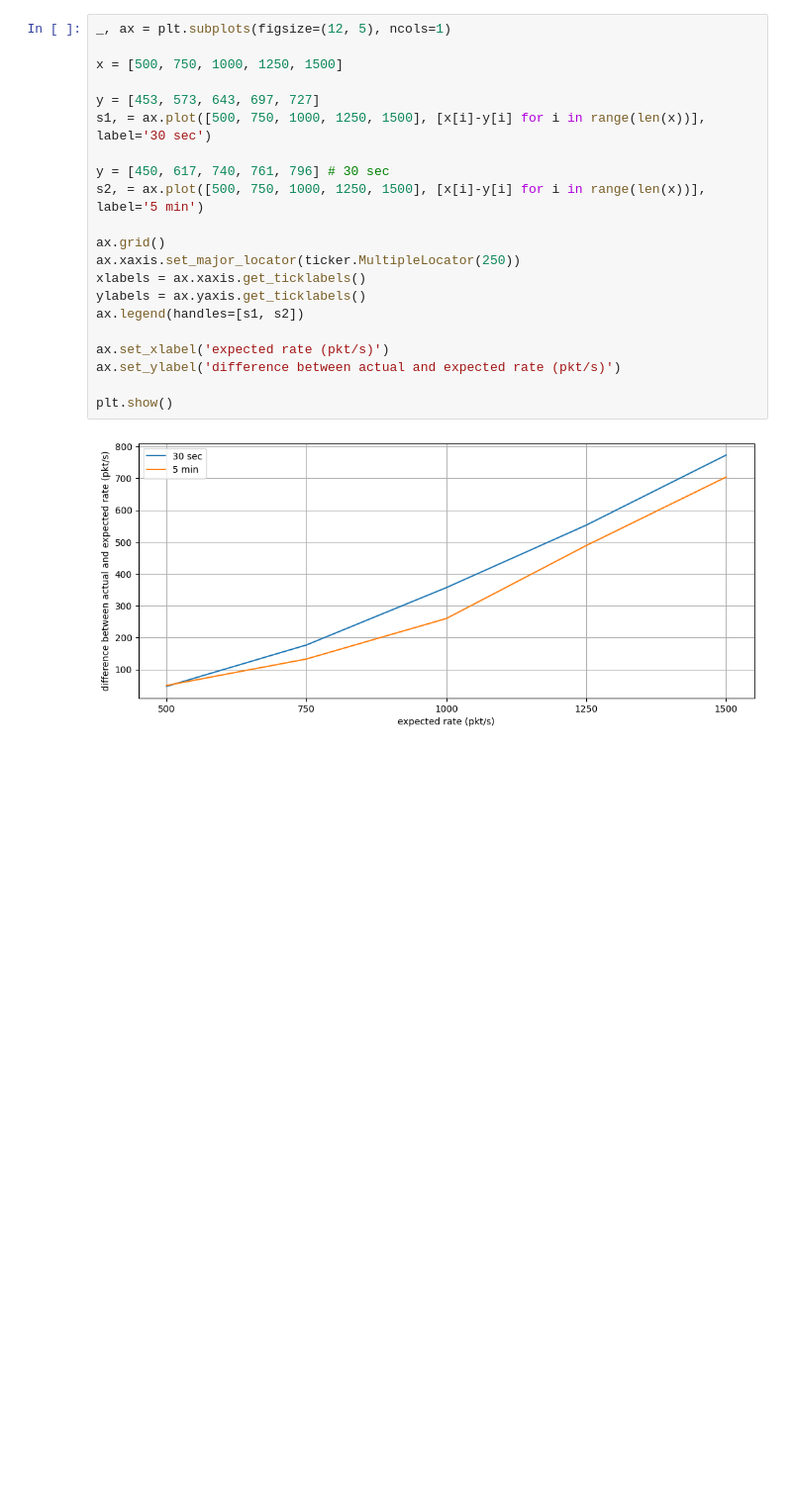
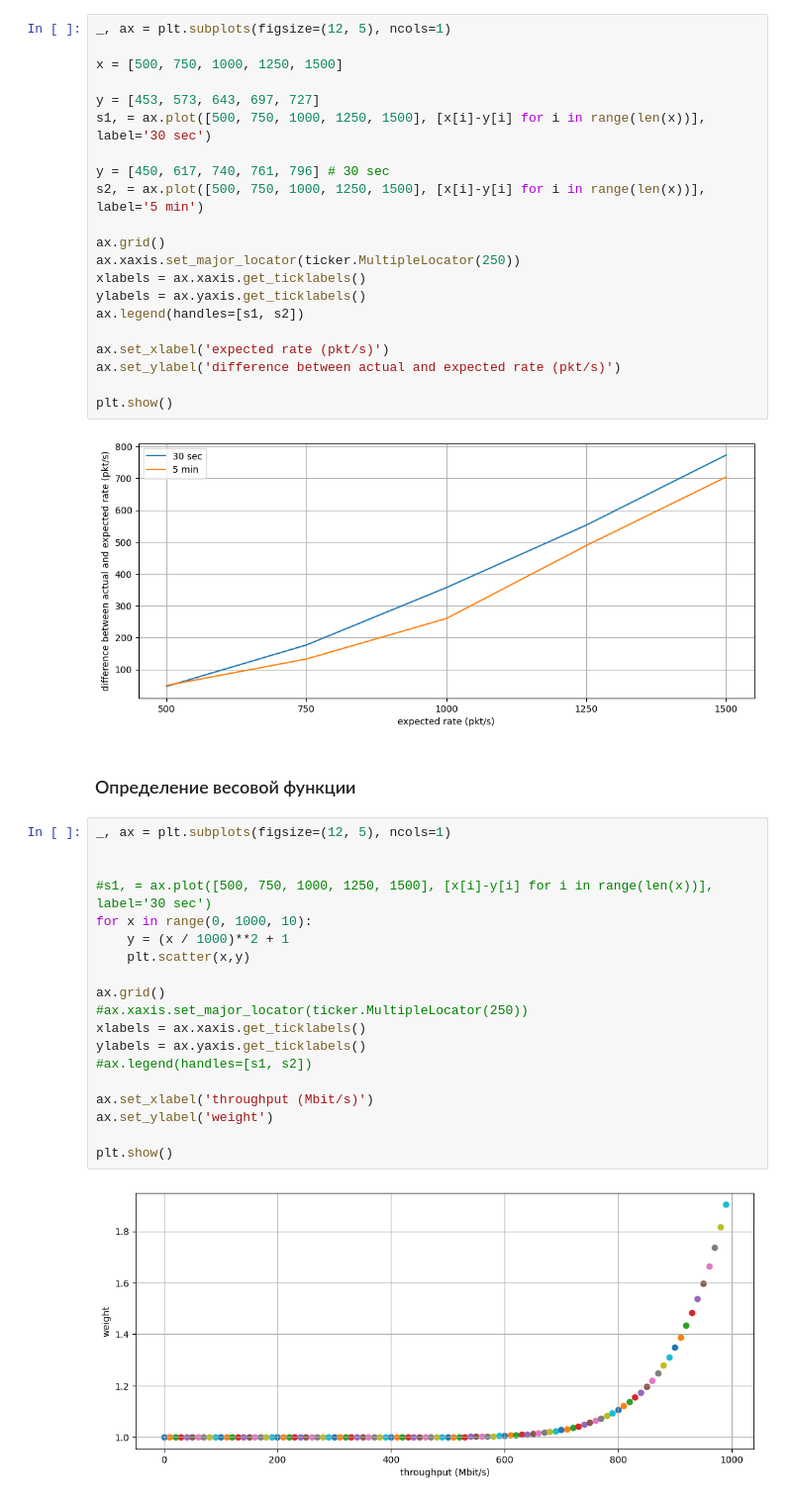
Before and after one commit to Krynegal/SDN_modeling_system, a Jupyter notebook: parser/datParser.ipynb, the cells around one changed output. Shown at 99% size. Drawn from its saved outputs; the diff is of its cells as text; blank space fills up the shorter version.

Commit message:
add different weight functions

```diff
--- a/parser/datParser.ipynb
+++ b/parser/datParser.ipynb
@@ -1386,3 +1386,26 @@ ax.set_ylabel('difference between actual and expected rate (pkt/s)')
 plt.show()
 # %% [output]
 [figure]
+# %% [markdown]
+### Определение весовой функции
+# %%
+_, ax = plt.subplots(figsize=(12, 5), ncols=1)
+
+
+#s1, = ax.plot([500, 750, 1000, 1250, 1500], [x[i]-y[i] for i in range(len(x))], label='30 sec')
+for x in range(0, 1000, 10):
+    y = (x / 1000)**2 + 1
+    plt.scatter(x,y)
+
+ax.grid()
+#ax.xaxis.set_major_locator(ticker.MultipleLocator(250))
+xlabels = ax.xaxis.get_ticklabels()
+ylabels = ax.yaxis.get_ticklabels()
+#ax.legend(handles=[s1, s2])
+
+ax.set_xlabel('throughput (Mbit/s)')
+ax.set_ylabel('weight')
+
+plt.show()
+# %% [output]
+[figure, added]
```
Also changed, not shown: 12 other files.
